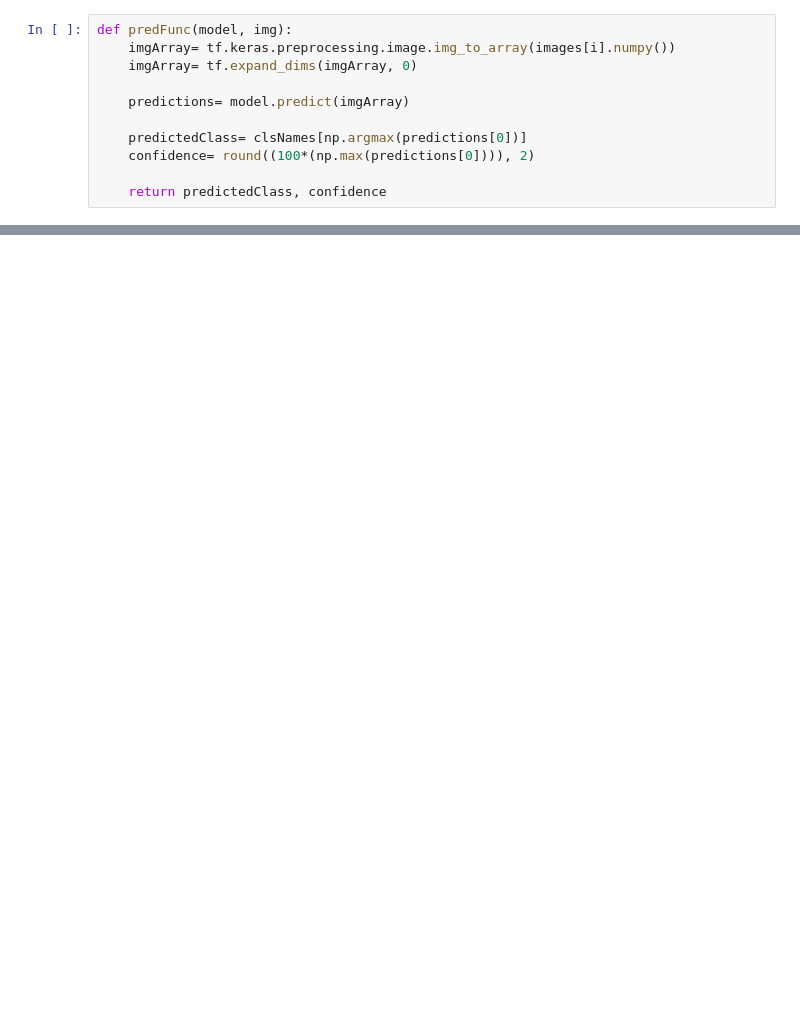
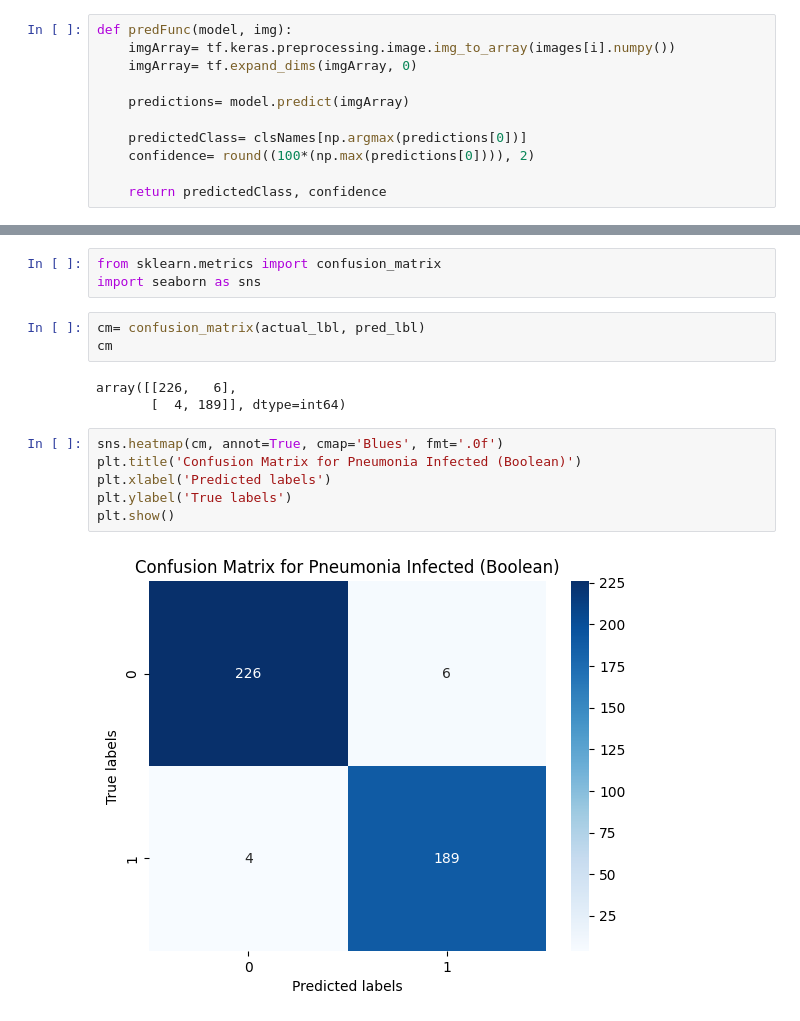
Before and after one commit to rohnsha0/SwasthAI, a Jupyter notebook: notebooks/model_pneumonia.ipynb, the cells around one changed output, grey strips where cells are left out. Saved outputs shown, nothing was run; the diff lists cells and outputs as text; blank space fills up the shorter version.

```diff
--- a/notebooks/model_pneumonia.ipynb
+++ b/notebooks/model_pneumonia.ipynb
@@ -241,0 +280,17 @@ WARNING:tensorflow:Using a while_loop for converting StatelessRandomUniformV2 ca
+# %%
+from sklearn.metrics import confusion_matrix
+import seaborn as sns
+# %%
+cm= confusion_matrix(actual_lbl, pred_lbl)
+cm
+# %% [output]
+array([[226,   6],
+       [  4, 189]], dtype=int64)
+# %%
+sns.heatmap(cm, annot=True, cmap='Blues', fmt='.0f')
+plt.title('Confusion Matrix for Pneumonia Infected (Boolean)')
+plt.xlabel('Predicted labels')
+plt.ylabel('True labels')
+plt.show()
+# %% [output]
+[figure, added]
```
Also changed, not shown: parts of 12 cells of this notebook, 3 other files.
